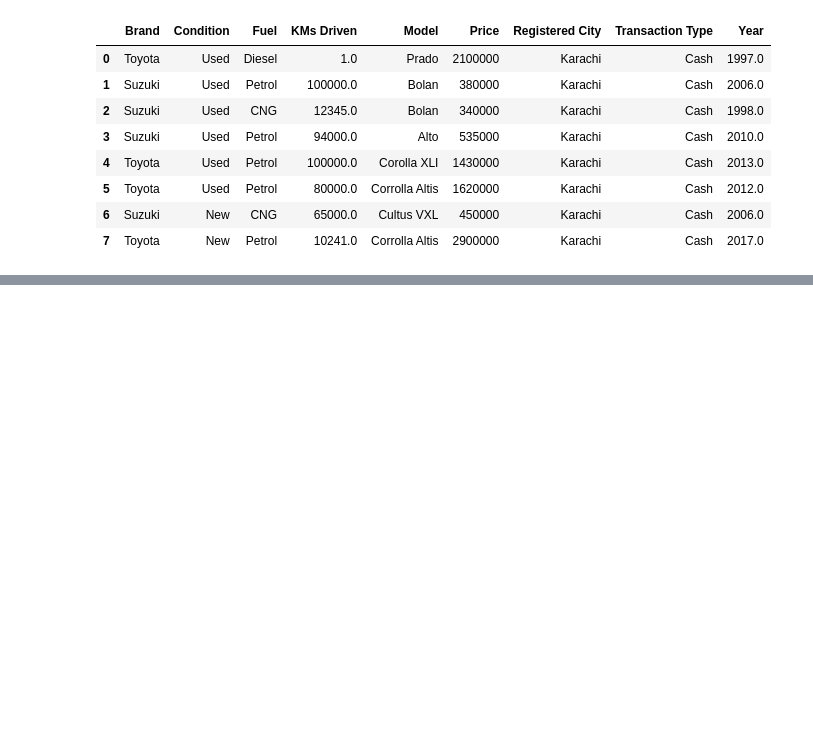
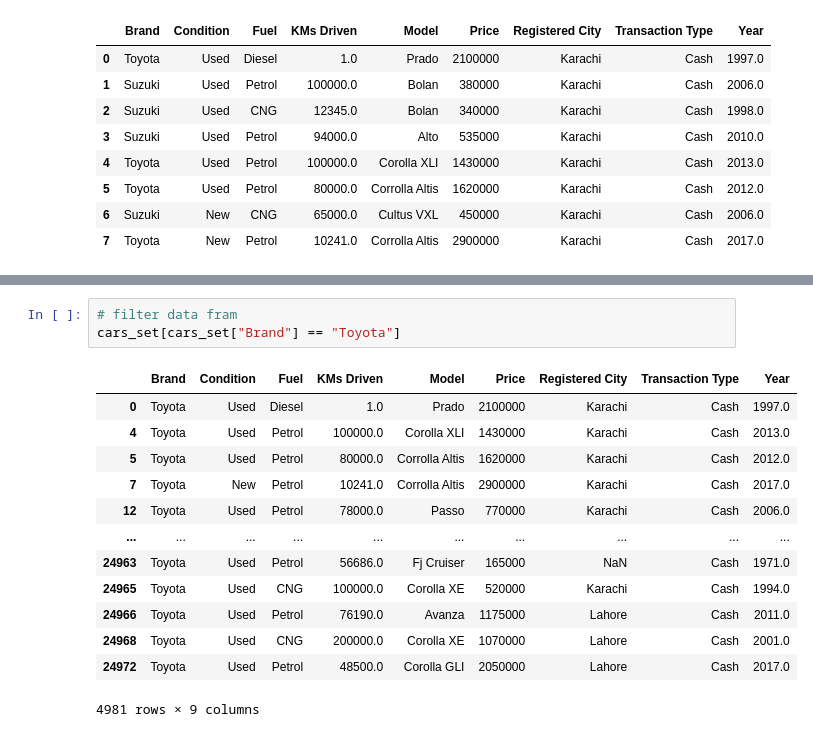
Before and after one commit to E-RROR/ml-course-files, a Jupyter notebook: ML/try-panda.ipynb, the cells around one changed output, grey strips where cells are left out. Saved outputs shown, nothing was run; the diff lists cells and outputs as text; blank space fills up the shorter version.

```diff
--- a/ML/try-panda.ipynb
+++ b/ML/try-panda.ipynb
@@ -122,3 +122,20 @@ cars_set.tail()
 | 24970 | Other Brands | Used | CNG | 158715.0 | Other | 180000 | NaN | Cash | 2000.0 |
 | 24971 | Suzuki | Used | Petrol | 1.0 | Alto | 470000 | Rawalpindi | Cash | 2003.0 |
 | 24972 | Toyota | Used | Petrol | 48500.0 | Corolla GLI | 2050000 | Lahore | Cash | 2017.0 |
+# %%
+# filter data fram
+cars_set[cars_set["Brand"] == "Toyota"]
+# %% [output]
+|  | Brand | Condition | Fuel | KMs Driven | Model | Price | Registered City | Transaction Type | Year |
+| 0 | Toyota | Used | Diesel | 1.0 | Prado | 2100000 | Karachi | Cash | 1997.0 |
+| 4 | Toyota | Used | Petrol | 100000.0 | Corolla XLI | 1430000 | Karachi | Cash | 2013.0 |
+| 5 | Toyota | Used | Petrol | 80000.0 | Corrolla Altis | 1620000 | Karachi | Cash | 2012.0 |
+| 7 | Toyota | New | Petrol | 10241.0 | Corrolla Altis | 2900000 | Karachi | Cash | 2017.0 |
+| 12 | Toyota | Used | Petrol | 78000.0 | Passo | 770000 | Karachi | Cash | 2006.0 |
+| ... | ... | ... | ... | ... | ... | ... | ... | ... | ... |
+| 24963 | Toyota | Used | Petrol | 56686.0 | Fj Cruiser | 165000 | NaN | Cash | 1971.0 |
+| 24965 | Toyota | Used | CNG | 100000.0 | Corolla XE | 520000 | Karachi | Cash | 1994.0 |
+| 24966 | Toyota | Used | Petrol | 76190.0 | Avanza | 1175000 | Lahore | Cash | 2011.0 |
+| 24968 | Toyota | Used | CNG | 200000.0 | Corolla XE | 1070000 | Lahore | Cash | 2001.0 |
+| 24972 | Toyota | Used | Petrol | 48500.0 | Corolla GLI | 2050000 | Lahore | Cash | 2017.0 |
+4981 rows × 9 columns
```
Also changed, not shown: parts of 9 cells of this notebook.
